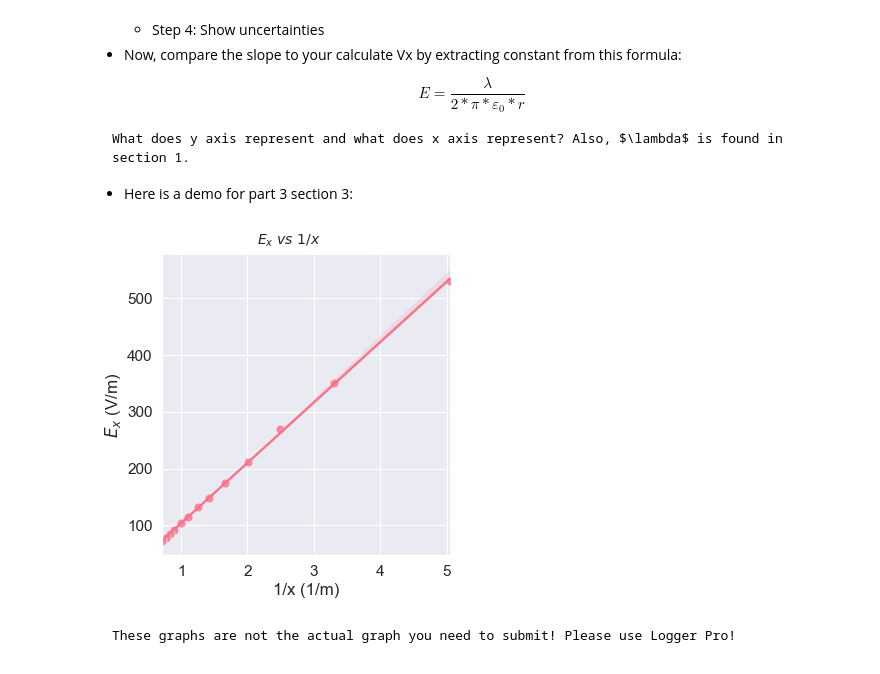
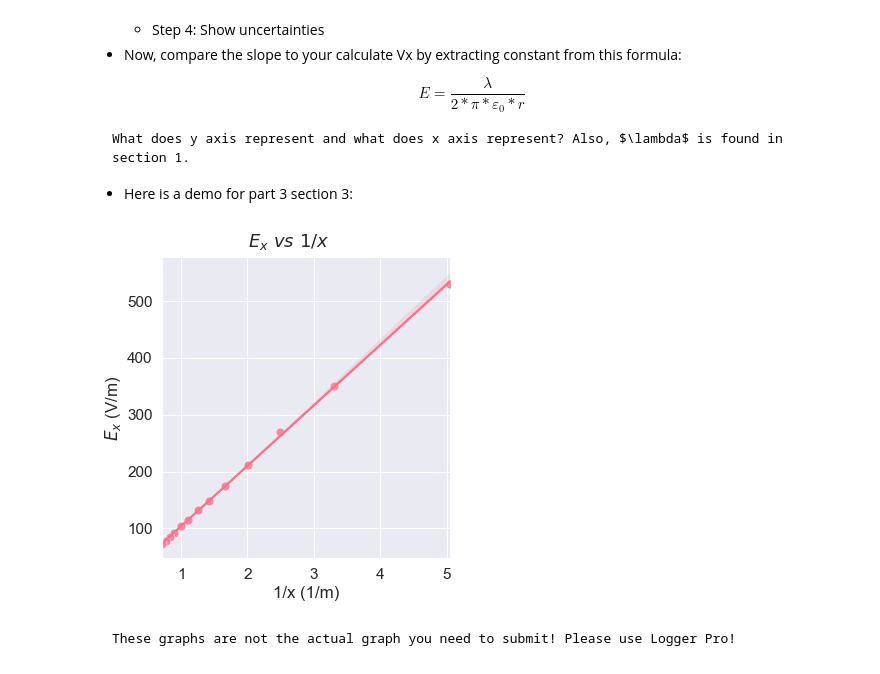
Before and after one commit to tthvo/phys-web, a Jupyter notebook: phys_book/contents/lab5/lab5.ipynb, the cells around one changed output. Cells and saved outputs as stored; diff of their text form; code cells hidden in the pictures.

Commit message:
edit font size for graph

````diff
--- a/phys_book/contents/lab5/lab5.ipynb
+++ b/phys_book/contents/lab5/lab5.ipynb
@@ -181,12 +181,12 @@ What does y axis represent and what does x axis represent? Also, $\lambda$ is fo
 # %%
 plot2 = (sns.lmplot(x="1/x", y="Ex",data=part3_3, scatter_kws={'s':80, 'linewidth':0.7, 'edgecolor':'w'})
     .set_axis_labels(r"1/x (1/m)",r"$E_x$ (V/m)")
 )
 # Add title to entire figure since we have only 1 plot
-plot2.fig.suptitle(r"$E_x\ vs\ 1/x$", fontsize=14, fontweight="bold", va="baseline")
+plot2.fig.suptitle(r"$E_x\ vs\ 1/x$", fontsize=18, fontweight="bold", va="baseline")
 plt.show()
 # %% [output]
-[figure, old version]
+[figure, new version]
 # %% [markdown]
 ```{caution}
 These graphs are not the actual graph you need to submit! Please use Logger Pro!
````
Also changed, not shown: parts of 1 cell of this notebook.
